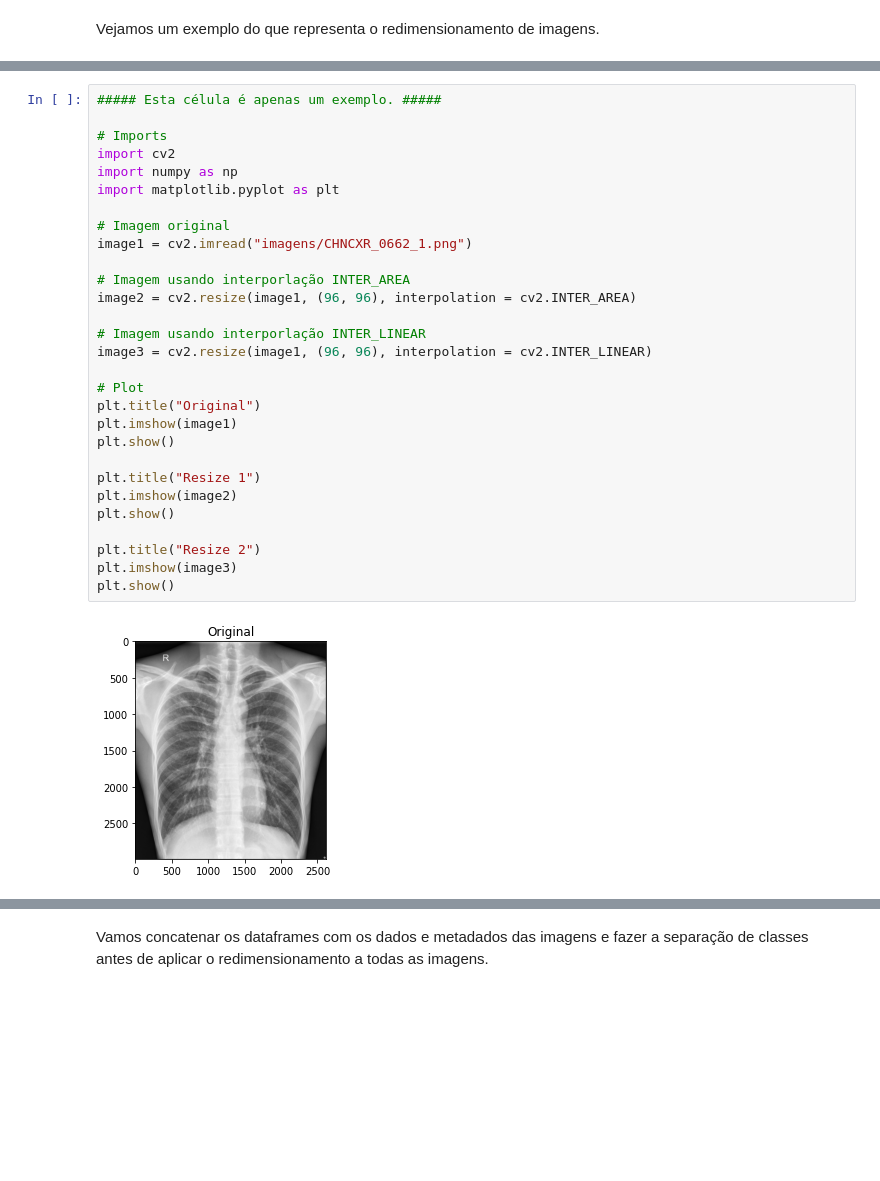
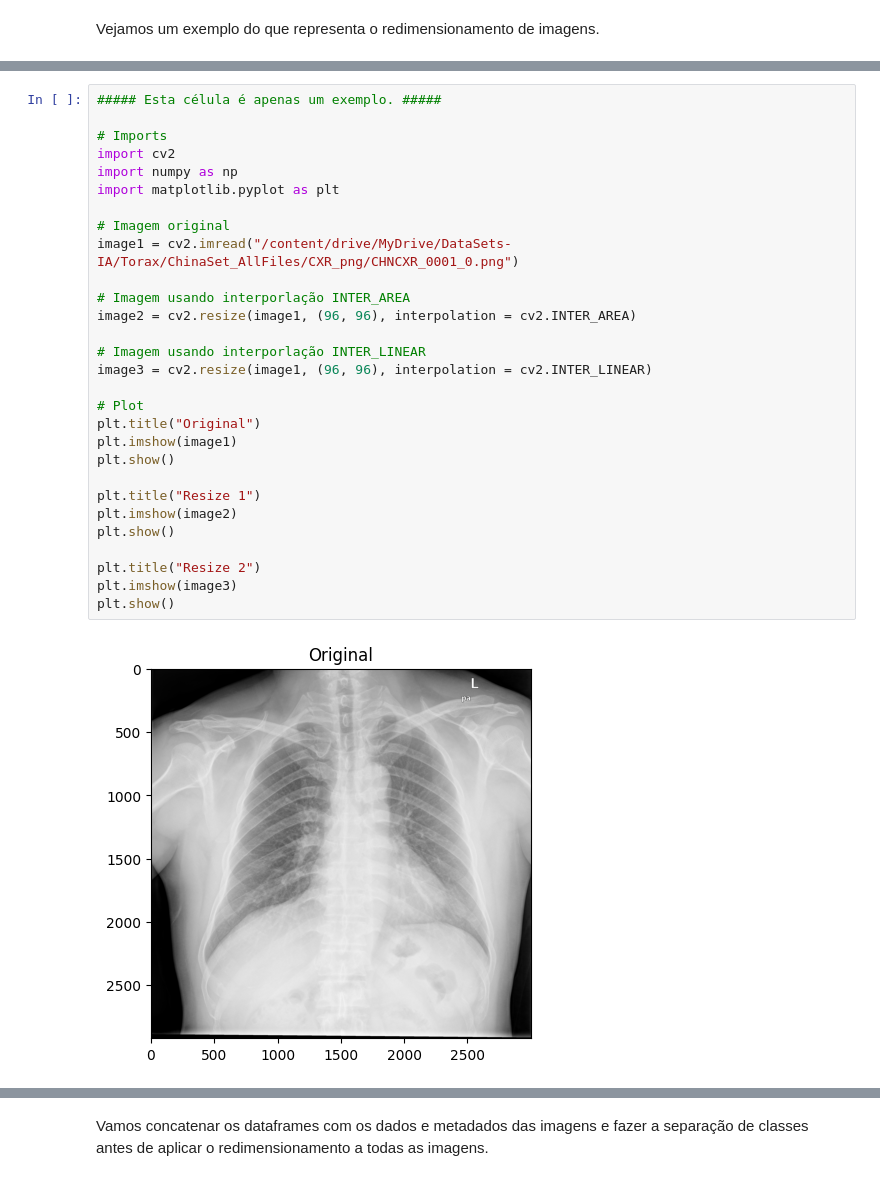
Before and after one commit to WMCOSTA/IA-Medicina, a Jupyter notebook: 3-AnaliseImagensMedicas/2-RedesNeuraisDeepLearning/50-Lab1/Classification/Cap02-Analise-Raio-X.ipynb, the cells around one changed output, grey strips where cells are left out. Drawn from its saved outputs; the diff is of its cells as text; blank space fills up the shorter version.

```diff
--- a/3-AnaliseImagensMedicas/2-RedesNeuraisDeepLearning/50-Lab1/Classification/Cap02-Analise-Raio-X.ipynb
+++ b/3-AnaliseImagensMedicas/2-RedesNeuraisDeepLearning/50-Lab1/Classification/Cap02-Analise-Raio-X.ipynb
@@ -839,31 +791,31 @@ Vejamos um exemplo do que representa o redimensionamento de imagens.
 # %%
 ##### Esta célula é apenas um exemplo. #####
 
 # Imports
 import cv2
 import numpy as np
 import matplotlib.pyplot as plt
 
 # Imagem original
-image1 = cv2.imread("imagens/CHNCXR_0662_1.png")
+image1 = cv2.imread("/content/drive/MyDrive/DataSets-IA/Torax/ChinaSet_AllFiles/CXR_png/CHNCXR_0001_0.png")
 
 # Imagem usando interporlação INTER_AREA
 image2 = cv2.resize(image1, (96, 96), interpolation = cv2.INTER_AREA)
 
 # Imagem usando interporlação INTER_LINEAR
 image3 = cv2.resize(image1, (96, 96), interpolation = cv2.INTER_LINEAR)
 
 # Plot
 plt.title("Original")
 plt.imshow(image1)
 plt.show()
 
 plt.title("Resize 1")
 plt.imshow(image2)
 plt.show()
 
 plt.title("Resize 2")
 plt.imshow(image3)
 plt.show()
 # %% [output]
-[figure, old version]
+[figure, new version]
```
Also changed, not shown: parts of 55 cells of this notebook.
